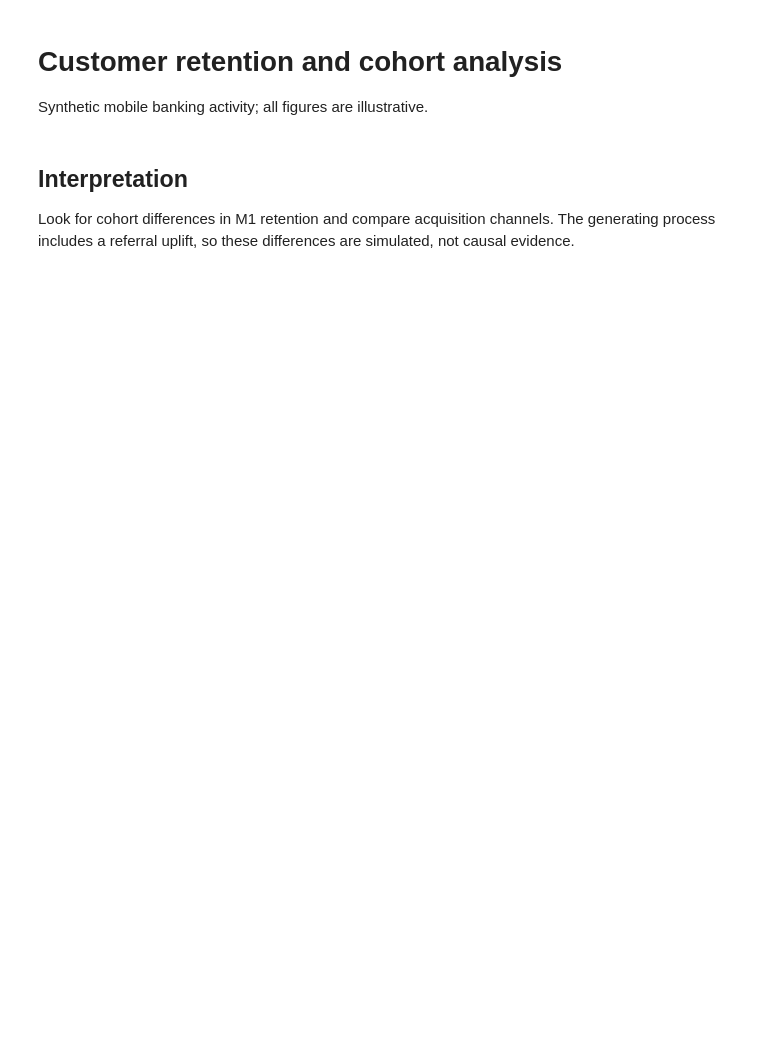
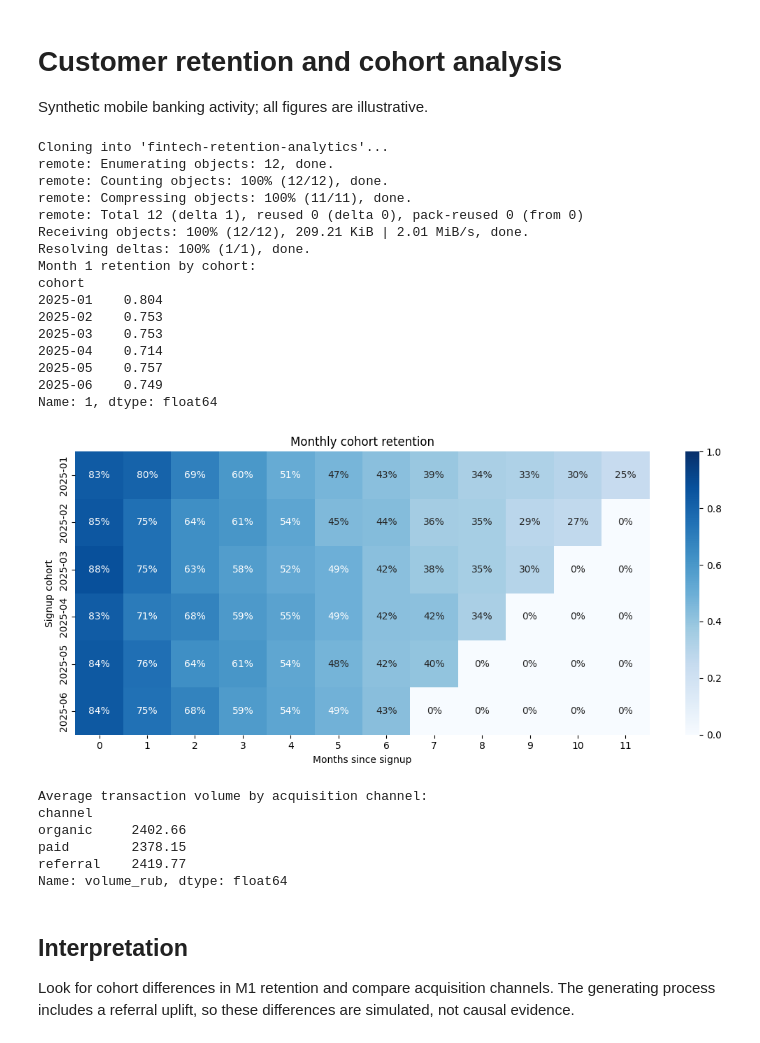
Before and after one commit to Roman74800/fintech-retention-analytics, a Jupyter notebook: analysis.ipynb, the cells around one changed output. Drawn from its saved outputs; the diff is of its cells as text; code cells hidden in the pictures; blank space fills up the shorter version.

```diff
--- a/analysis.ipynb
+++ b/analysis.ipynb
@@ -4,22 +6,47 @@ Synthetic mobile banking activity; all figures are illustrative.
 # %%
 import pandas as pd
 import matplotlib.pyplot as plt
 import seaborn as sns
 from pathlib import Path
-base=Path('../data') if Path('../data/users.csv').exists() else Path('data')
+!git clone https://github.com/Roman74800/fintech-retention-analytics.git
+base = Path('/content/fintech-retention-analytics')
 users=pd.read_csv(base/'users.csv',parse_dates=['signup_month'])
 activity=pd.read_csv(base/'monthly_activity.csv',parse_dates=['activity_month'])
 joined=activity.merge(users,on='user_id',validate='many_to_one')
 joined['cohort']=joined.signup_month.dt.to_period('M').astype(str)
 joined['age_months']=(joined.activity_month.dt.year-joined.signup_month.dt.year)*12+joined.activity_month.dt.month-joined.signup_month.dt.month
 cohort_sizes=users.groupby(users.signup_month.dt.to_period('M')).user_id.nunique()
 active=joined.groupby(['cohort','age_months']).user_id.nunique().unstack(fill_value=0)
 retention=active.div(cohort_sizes.rename(index=str),axis=0)
 print('Month 1 retention by cohort:')
 print(retention.get(1,pd.Series(dtype=float)).round(3))
 plt.figure(figsize=(11,5));sns.heatmap(retention,annot=True,fmt='.0%',cmap='Blues',vmin=0,vmax=1);plt.title('Monthly cohort retention');plt.xlabel('Months since signup');plt.ylabel('Signup cohort');plt.tight_layout();plt.show()
 print('Average transaction volume by acquisition channel:')
 print(joined.groupby('channel').volume_rub.mean().round(2))
+# %% [output]
+Cloning into 'fintech-retention-analytics'...
+remote: Enumerating objects: 12, done.
+remote: Counting objects: 100% (12/12), done.
+remote: Compressing objects: 100% (11/11), done.
+remote: Total 12 (delta 1), reused 0 (delta 0), pack-reused 0 (from 0)
+Receiving objects: 100% (12/12), 209.21 KiB | 2.01 MiB/s, done.
+Resolving deltas: 100% (1/1), done.
+Month 1 retention by cohort:
+cohort
+2025-01    0.804
+2025-02    0.753
+2025-03    0.753
+2025-04    0.714
+2025-05    0.757
+2025-06    0.749
+Name: 1, dtype: float64
+[figure, added]
+Average transaction volume by acquisition channel:
+channel
+organic     2402.66
+paid        2378.15
+referral    2419.77
+Name: volume_rub, dtype: float64
 # %% [markdown]
 ## Interpretation
 Look for cohort differences in M1 retention and compare acquisition channels. The generating process includes a referral uplift, so these differences are simulated, not causal evidence.
```
Also changed, not shown: parts of 1 cell of this notebook.
